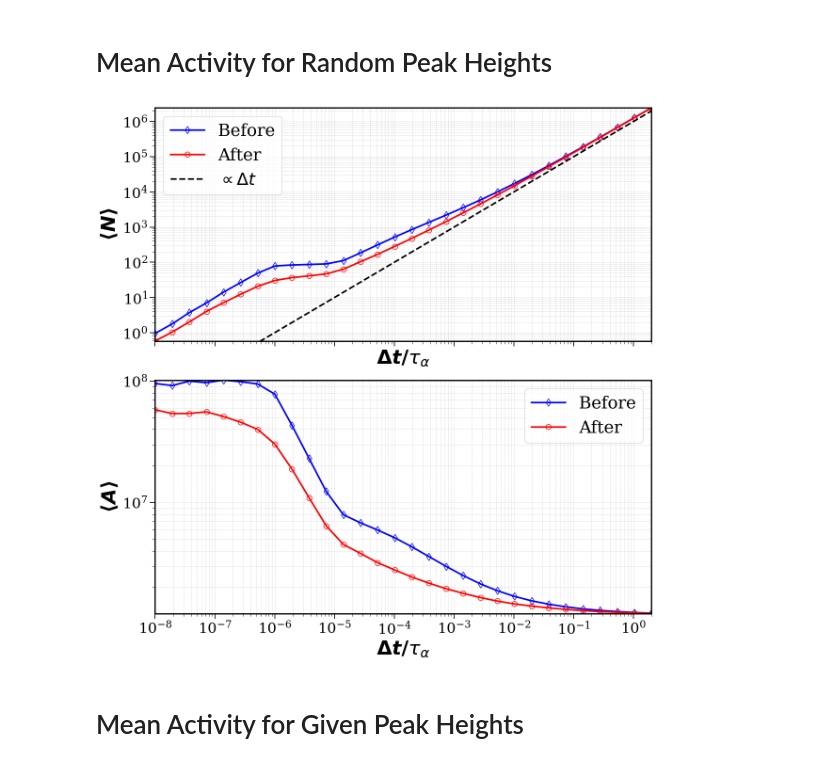
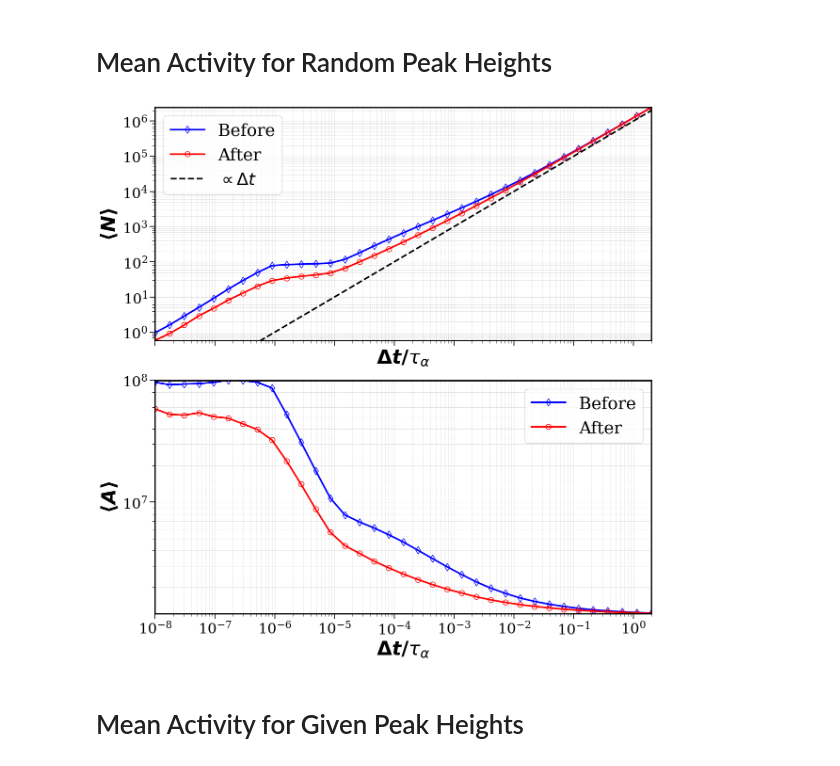
Before and after one commit to sylvainshan/PHYS-422-Foreshocks-and-Aftershocks-in-Thermal-Creep-Dynamics, a Jupyter notebook: Activity_analysis.ipynb, the cells around one changed output. Saved outputs shown, nothing was run; the diff lists cells and outputs as text; code cells hidden in the pictures.

```diff
--- a/Activity_analysis.ipynb
+++ b/Activity_analysis.ipynb
@@ -22,18 +19,19 @@ FILE_NAMES = [f'id=00{str(id)}.h5' for id in IDS]
 SIGMA = 3.5  # Sets the timescale of avalanches
 TAU = 1.27  # Exponent of the power-law distribution of avalanche sizes
 # %%
-COMPUTE_ACTIVITY_FOR_RANDOM_HEIGHTS = True
-COMPUTE_ACTIVITY_FOR_GIVEN_HEIGHTS = True
+COMPUTE_ACTIVITY_FOR_RANDOM_MICROSCOPIC_EVENT = True
+COMPUTE_ACTIVITY_FOR_RANDOM_HEIGHTS = False
+COMPUTE_ACTIVITY_FOR_GIVEN_HEIGHTS = False
 
 THRESHOLD = 1
 
 # Number of peaks to consider when randomly selecting peaks
 RANDOM_SEED = 0
-N_RANDOM_PEAKS = 1500
+N_RANDOM_PEAKS = 2000
 
 # Number of time windows to consider when counting events
-T = 30
-T_START = 1e-8
+T = 100
+T_START = 1e-130
 T_END = 2
 
 # Number of peak heights to consider when filtering peaks
@@ -109,7 +110,7 @@ for i, failure_times in enumerate(all_failure_times):
                         t_stop=T_END,
                         num_time_windows=T,
                         save=True,
-                        filename=f"sample_{IDS[i]}_{N_SEGMENTS}seg_sigma{SIGMA}_threshold{THRESHOLD}.pkl", )
+                        filename=f"sample_{IDS[i]}_{N_SEGMENTS}seg_sigma{SIGMA}_threshold{THRESHOLD}_{N_RANDOM_PEAKS}rpeak_T{T}.pkl", )
     )
     print(f"{50 * '='}\n")
 # %% [output]
@@ -211,3 +134,12 @@ Computing activity for given heights
+# %%
+if COMPUTE_ACTIVITY_FOR_RANDOM_MICROSCOPIC_EVENT:
+    n_events_around_micro_event_dict = n_events_around_microscopic_event(all_failure_times,
+                                                                         N_random_peaks=2,
+                                                                         t_start=T_START,
+                                                                         t_stop=T_END,
+                                                                         num_time_windows=T,
+                                                                         save=False,
+                                                                         filename=f"micro_event_{N_SAMPLES}samples_{N_SEGMENTS}seg_sigma{SIGMA}_threshold{THRESHOLD}_T{T}.pkl")
 # %%
 if COMPUTE_ACTIVITY_FOR_RANDOM_HEIGHTS:
     random_time_windows = output_dicts[0]['random_time_windows']
@@ -300,36 +291,36 @@ if COMPUTE_ACTIVITY_FOR_RANDOM_HEIGHTS:
     axs[0].set_xlim(min(random_time_windows), max(random_time_windows))
     axs[0].set_ylim(min([mean_random_n_before.min(), mean_random_n_after.min()]),
                     max([mean_random_n_before.max(), mean_random_n_after.max()]))
     axs[0].legend(loc='best')
-    axs[0].grid(True, alpha=0.4, which='both', ls='--')
+    axs[0].grid(True, alpha=0.3, which='both', ls='--')
 
 
 
     axs[1].plot(random_time_windows, mean_random_activity_before,marker='d', fillstyle='none', linestyle='-', color='b', label='Before', markersize=8)
     axs[1].plot(random_time_windows, mean_random_activity_after, marker='o',   fillstyle='none', linestyle='-', color='r', label='After', markersize=8)
     axs[1].set_xscale('log')
     axs[1].set_yscale('log')
     axs[1].set_xlabel(r'$\boldsymbol{\Delta t/\tau_\alpha}$')
     axs[1].set_ylabel(r'$\boldsymbol{\langle A \rangle}$')
     axs[1].set_xlim(min(random_time_windows), max(random_time_windows))
     axs[1].set_ylim(min([mean_random_activity_before.min(), mean_random_activity_after.min()]),
                     max([mean_random_activity_before.max(), mean_random_activity_after.max()]))
     axs[1].legend(loc='best')
-    axs[1].grid(True, alpha=0.4, which='both', ls='--')
+    axs[1].grid(True, alpha=0.3, which='both', ls='--')
 
     plt.tight_layout()
 
     if SAVE_PLOT:
         save_dir = os.path.join(FIGURE_DIR)
         if not os.path.exists(save_dir):
             os.makedirs(save_dir)
         plt.savefig(os.path.join(save_dir, 'activity_vs_time_random.pdf'), bbox_inches='tight')
         with open(os.path.join(save_dir, 'activity_vs_time_random.pkl'), 'wb') as f:
             pickle.dump(fig, f)
 
     plt.show()
 # %% [output]
-[figure, old version]
+[figure, new version]
 # %% [markdown]
 # Mean Activity for Given Peak Heights
 # %%
```
Also changed, not shown: parts of 10 cells of this notebook.
